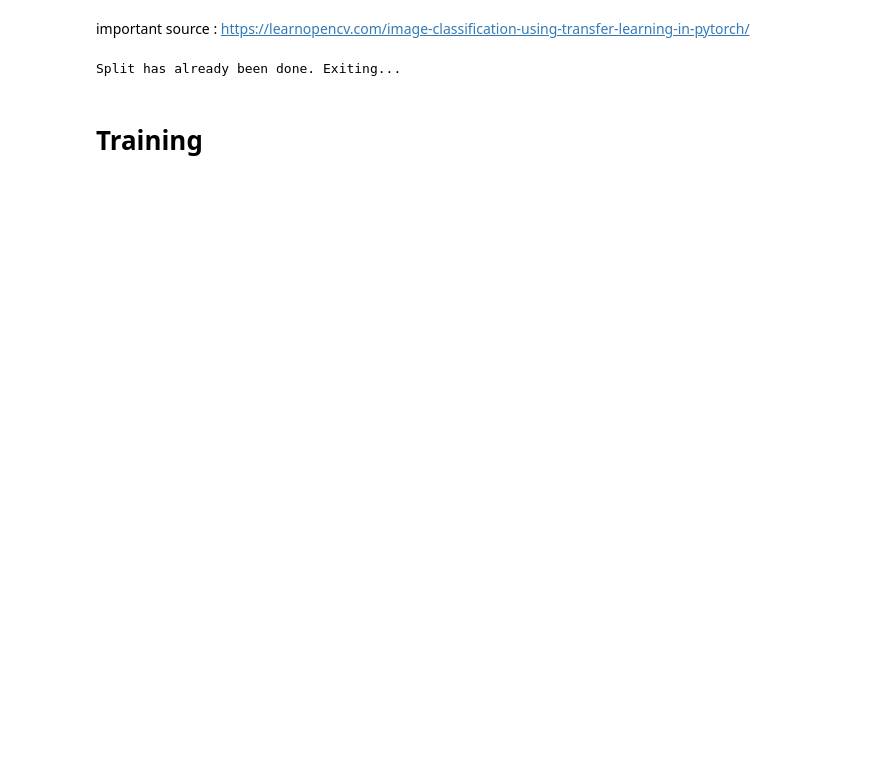
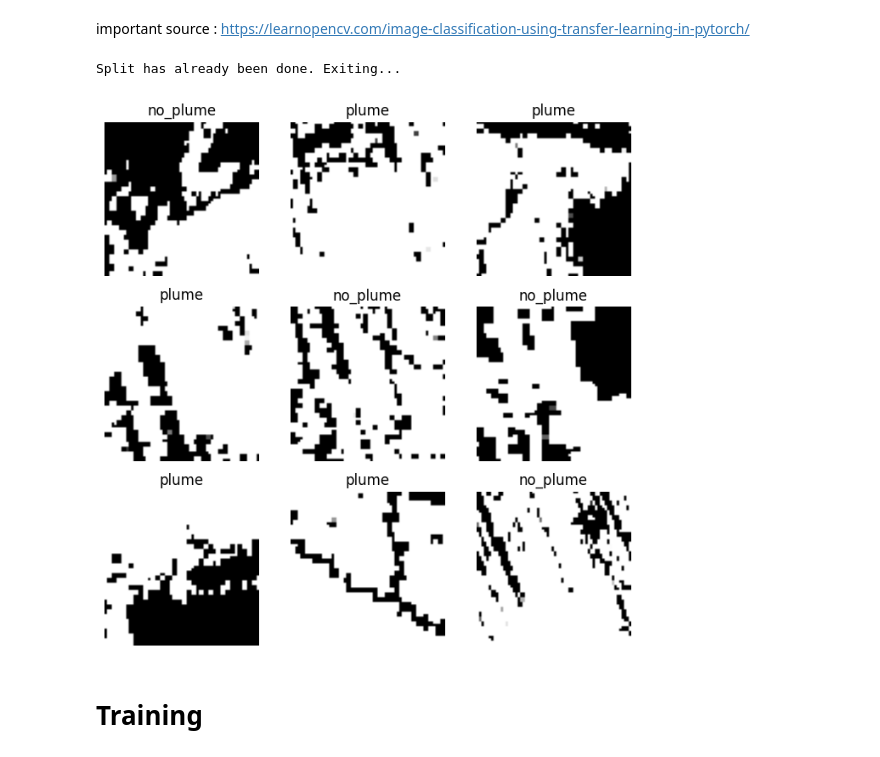
Before and after one commit to davinachen/Hackathon_MethaneLeakDetection, a Jupyter notebook: U_first_model.ipynb, the cells around one changed output. Drawn from its saved outputs; the diff is of its cells as text; code cells hidden in the pictures; blank space fills up the shorter version.

```diff
--- a/U_first_model.ipynb
+++ b/U_first_model.ipynb
@@ -46,21 +47,31 @@ Split has already been done. Exiting...
 # %%
 # https://learnopencv.com/image-classification-using-transfer-learning-in-pytorch/
 image_transforms = {
     'train': transforms.Compose([
-        # transforms.Grayscale(),
+        transforms.Grayscale(),
         # transforms.RandomResizedCrop(size=64, scale=(0.8, 1.0)),
         # transforms.RandomRotation(degrees=15),
         # transforms.RandomHorizontalFlip(),
         # transforms.CenterCrop(size=64),
         transforms.ToTensor()
     ]),
 
     'valid': transforms.Compose([
-        # transforms.Grayscale(),
+        transforms.Grayscale(),
         # transforms.Resize(size=64),
         # transforms.CenterCrop(size=64),
         transforms.ToTensor()
     ])
 }
 
 data, train_data, val_data, train_data_size, val_data_size = dataset_creation(image_transforms, DATA_PATH, bs=16)
+
+labels_map = {
+    0: "no_plume",
+    1: "plume"
+}
+#num classes
+num_classes = 2
+plot_images(data, labels_map, cols=3, rows=3)
+# %% [output]
+[figure, added]
```
Also changed, not shown: parts of 16 cells of this notebook, 5 other files.
